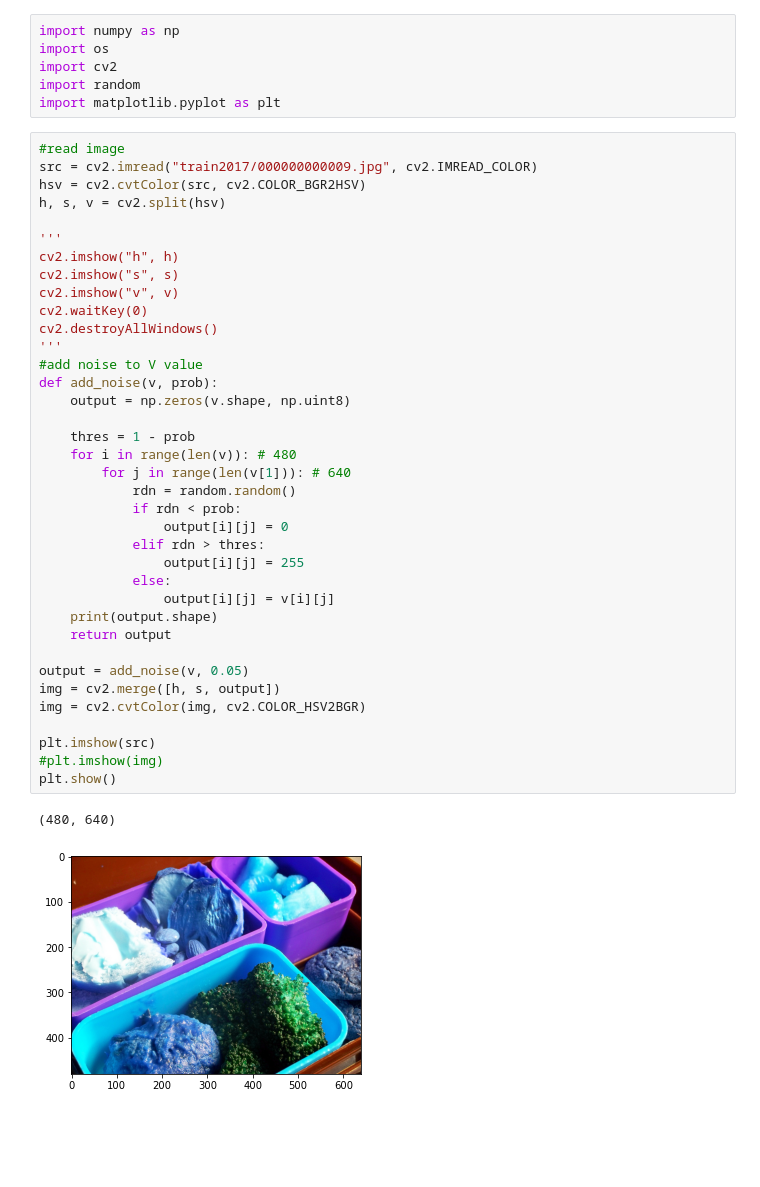
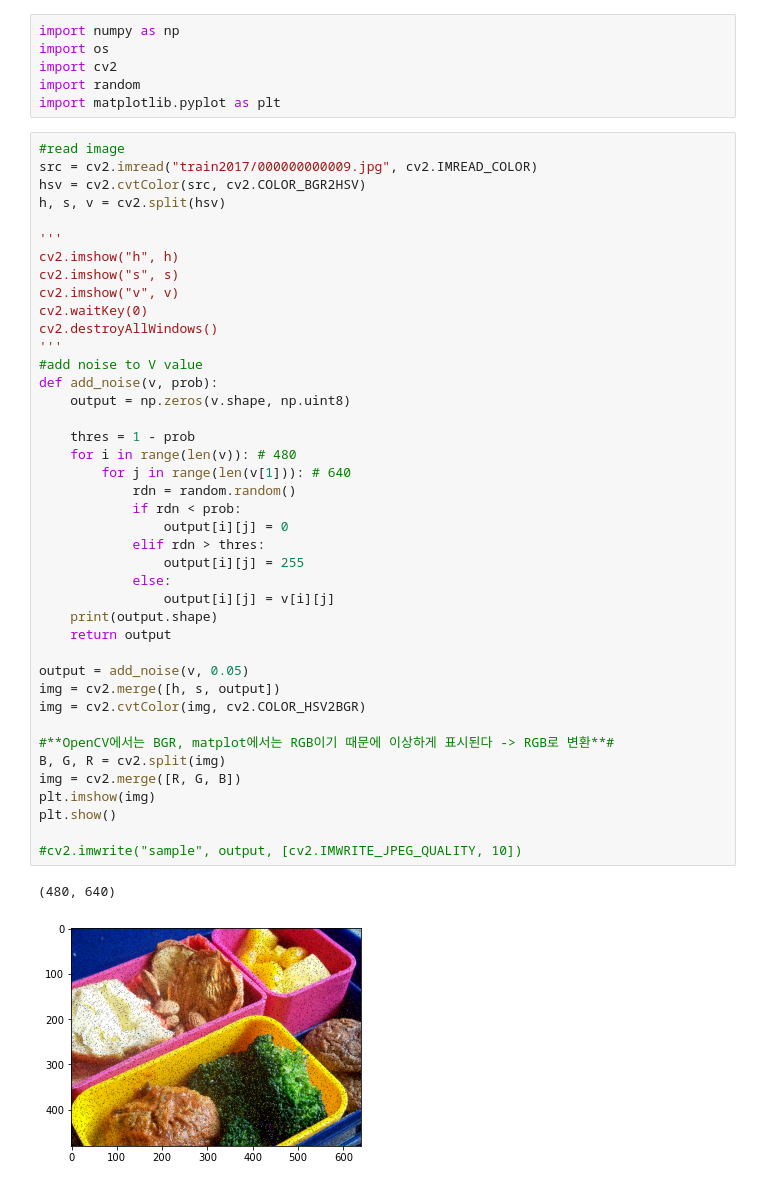
Before and after one commit to ang-jae/Noise-reduction, a Jupyter notebook: add_noise.ipynb, the cells around one changed output. Cells and saved outputs as stored; diff of their text form; blank space fills up the shorter version.

```diff
--- a/add_noise.ipynb
+++ b/add_noise.ipynb
@@ -14,33 +14,37 @@ h, s, v = cv2.split(hsv)
 cv2.imshow("h", h)
 cv2.imshow("s", s)
 cv2.imshow("v", v)
 cv2.waitKey(0)
 cv2.destroyAllWindows()
 '''
 #add noise to V value
 def add_noise(v, prob):
     output = np.zeros(v.shape, np.uint8)
 
     thres = 1 - prob
     for i in range(len(v)): # 480
         for j in range(len(v[1])): # 640
             rdn = random.random()
             if rdn < prob:
                 output[i][j] = 0
             elif rdn > thres:
                 output[i][j] = 255
             else:
                 output[i][j] = v[i][j]
     print(output.shape)
     return output
 
 output = add_noise(v, 0.05)
 img = cv2.merge([h, s, output])
 img = cv2.cvtColor(img, cv2.COLOR_HSV2BGR)
 
-plt.imshow(src)
-#plt.imshow(img)
+#**OpenCV에서는 BGR, matplot에서는 RGB이기 때문에 이상하게 표시된다 -> RGB로 변환**#
+B, G, R = cv2.split(img)
+img = cv2.merge([R, G, B])
+plt.imshow(img)
 plt.show()
+
+#cv2.imwrite("sample", output, [cv2.IMWRITE_JPEG_QUALITY, 10])
 # %% [output]
 (480, 640)
-[figure, old version]
+[figure, new version]
```
Also changed, not shown: parts of 1 cell of this notebook.
